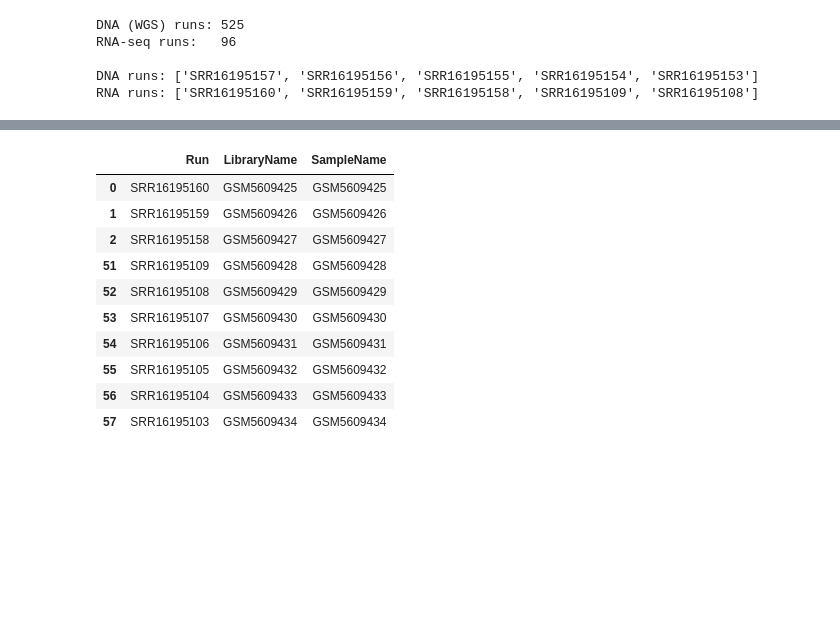
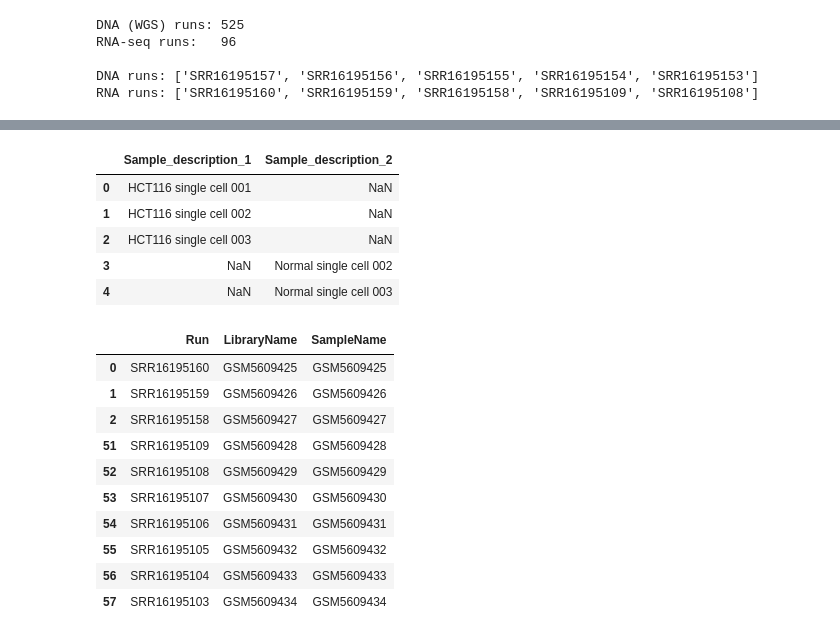
Before and after one commit to irith-kat/genai4bio-project, a Jupyter notebook: notebook_tests/joint_DNA_RNA_processing.ipynb, the cells around one changed output, grey strips where cells are left out. Drawn from its saved outputs; the diff is of its cells as text; code cells hidden in the pictures; blank space fills up the shorter version.

```diff
--- a/notebook_tests/joint_DNA_RNA_processing.ipynb
+++ b/notebook_tests/joint_DNA_RNA_processing.ipynb
@@ -329,0 +381,19 @@ print(len((runinfo['Sample']).unique())) #621
+# %%
+# Now, left join GEO series matrix 2 on combined_df
+full_df = combined_df.copy()
+
+# Rename GEO metadata ID column
+geo_meta_2 = GEO_series_matrix_2.rename(
+    columns={"Sample_geo_accession": "SampleName"}
+)
+
+# Left join: add GEO columns when IDs match
+full_df = full_df.merge(
+    geo_meta_2,
+    on="SampleName",      # common key column
+    how="left",           # left join so no rows from combined_df are dropped
+    suffixes=("", "_geo") # avoid name collisions if any
+)
+
+# Now has 139 columns
+full_df.to_csv("/content/drive/MyDrive/MIT HST 506/project_data/full_df.csv", index = False)
@@ -329,0 +424,11 @@ print(len((runinfo['Sample']).unique())) #621
+# %%
+full_df["Sample_description_1"] = full_df["Sample_description_1"].replace("RNA+DNA", np.nan)
+
+full_df[["Sample_description_1", "Sample_description_2"]].head()
+# %% [output]
+|  | Sample_description_1 | Sample_description_2 |
+| 0 | HCT116 single cell 001 | NaN |
+| 1 | HCT116 single cell 002 | NaN |
+| 2 | HCT116 single cell 003 | NaN |
+| 3 | NaN | Normal single cell 002 |
+| 4 | NaN | Normal single cell 003 |
```
Also changed, not shown: parts of 11 cells of this notebook, 1 other file.
